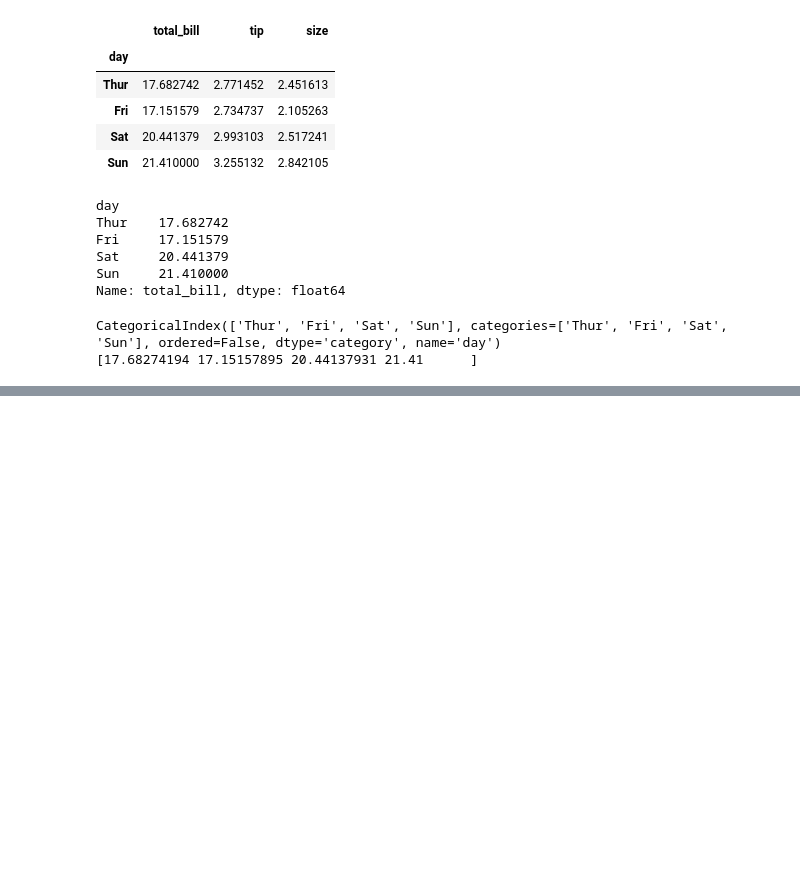
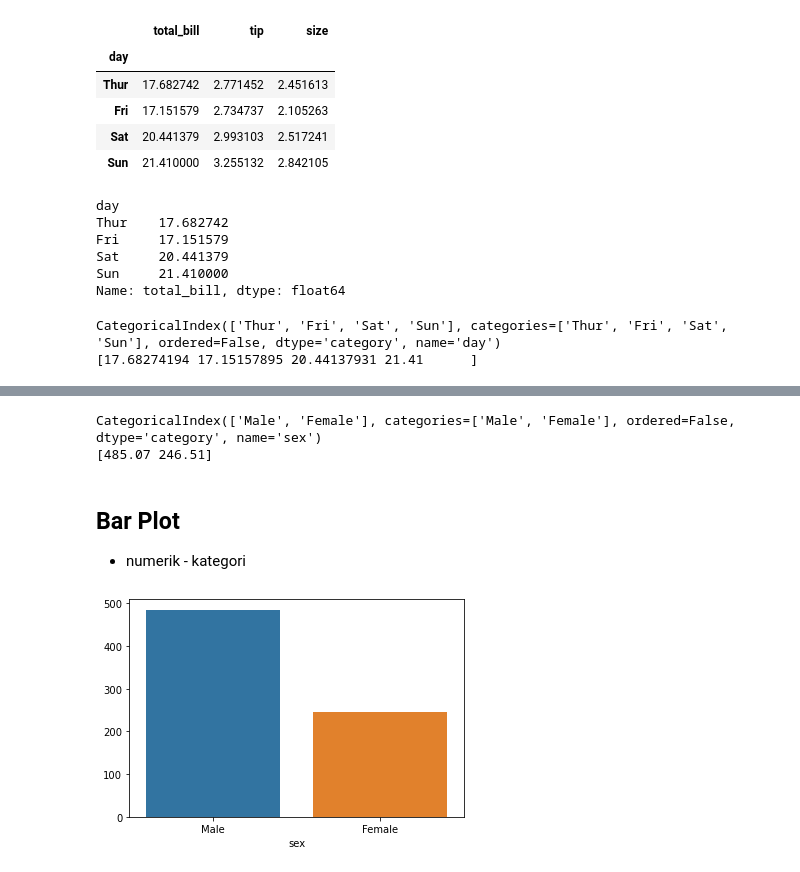
Before and after one commit to rasyidev/devalopa-class, a Jupyter notebook: Minggu-4/Visualisasi Data.ipynb, the cells around one changed output, grey strips where cells are left out. Saved outputs shown, nothing was run; the diff lists cells and outputs as text; code cells hidden in the pictures; blank space fills up the shorter version.

```diff
--- a/Minggu-4/Visualisasi Data.ipynb
+++ b/Minggu-4/Visualisasi Data.ipynb
@@ -153 +155,15 @@ sns.lineplot(x=df1.index, y=df1.values)
 [figure]
+# %%
+df1 = df.groupby('sex')['tip'].sum()
+print(df1.index)
+print(df1.values)
+# %% [output]
+CategoricalIndex(['Male', 'Female'], categories=['Male', 'Female'], ordered=False, dtype='category', name='sex')
+[485.07 246.51]
+# %% [markdown]
+## Bar Plot
+- numerik - kategori
+# %%
+sns.barplot(x=df1.index, y=df1.values);
+# %% [output]
+[figure, added]
```
Also changed, not shown: parts of 11 cells of this notebook.
